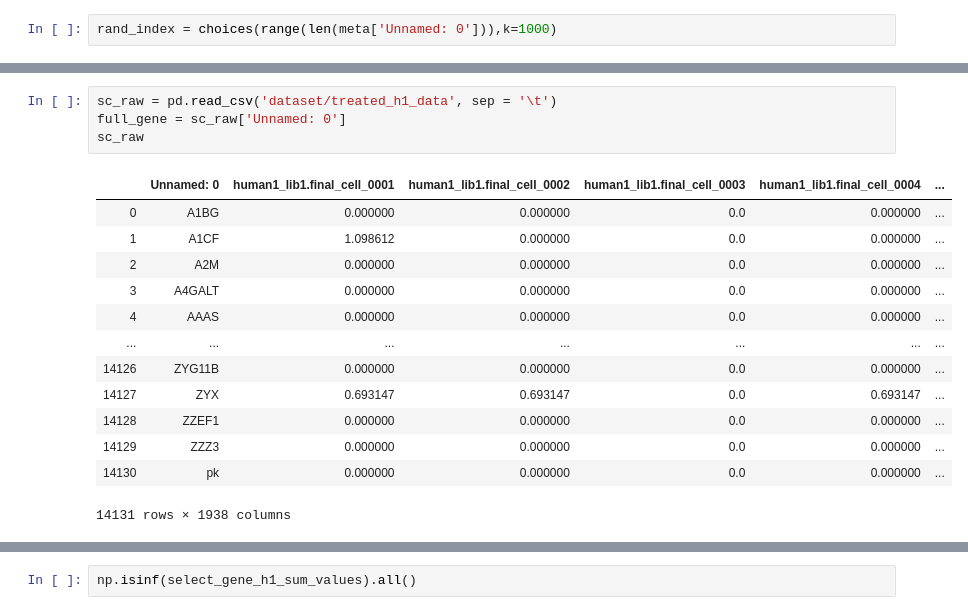
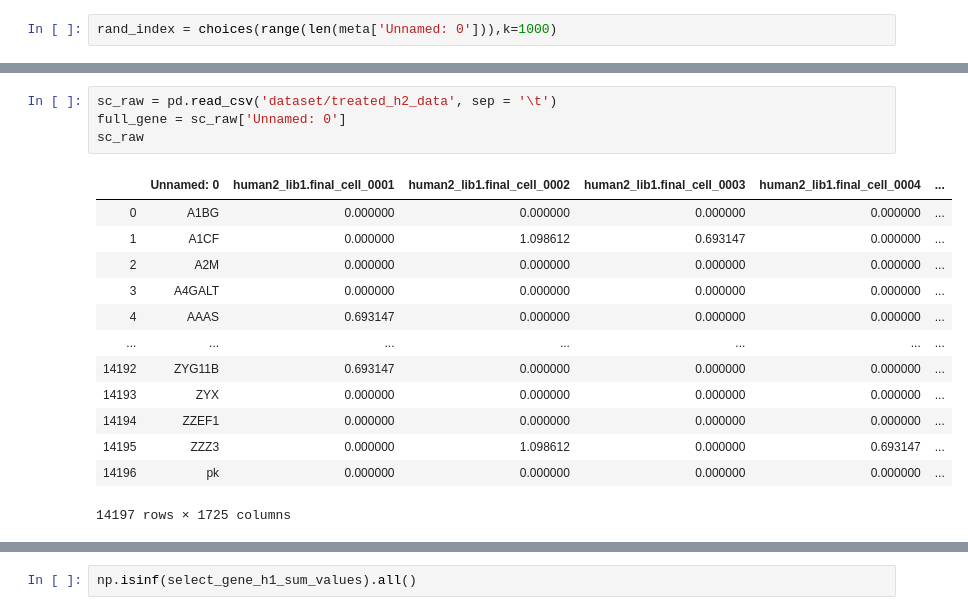
Before and after one commit to rseraphin/Deconvolution_Internship, a Jupyter notebook: nnls_testing.ipynb, the cells around one changed output, grey strips where cells are left out. Drawn from its saved outputs; the diff is of its cells as text.

```diff
--- a/nnls_testing.ipynb
+++ b/nnls_testing.ipynb
@@ -331,20 +450,20 @@ rand_cells = meta.iloc[rand_index,0]
 # %%
-sc_raw = pd.read_csv('dataset/treated_h1_data', sep = '\t')
+sc_raw = pd.read_csv('dataset/treated_h2_data', sep = '\t')
 full_gene = sc_raw['Unnamed: 0']
 sc_raw
 # %% [output]
-|  | Unnamed: 0 | human1_lib1.final_cell_0001 | human1_lib1.final_cell_0002 | human1_lib1.final_cell_0003 | human1_lib1.final_cell_0004 | ... |
-| 0 | A1BG | 0.000000 | 0.000000 | 0.0 | 0.000000 | ... |
-| 1 | A1CF | 1.098612 | 0.000000 | 0.0 | 0.000000 | ... |
-| 2 | A2M | 0.000000 | 0.000000 | 0.0 | 0.000000 | ... |
-| 3 | A4GALT | 0.000000 | 0.000000 | 0.0 | 0.000000 | ... |
-| 4 | AAAS | 0.000000 | 0.000000 | 0.0 | 0.000000 | ... |
+|  | Unnamed: 0 | human2_lib1.final_cell_0001 | human2_lib1.final_cell_0002 | human2_lib1.final_cell_0003 | human2_lib1.final_cell_0004 | ... |
+| 0 | A1BG | 0.000000 | 0.000000 | 0.000000 | 0.000000 | ... |
+| 1 | A1CF | 0.000000 | 1.098612 | 0.693147 | 0.000000 | ... |
+| 2 | A2M | 0.000000 | 0.000000 | 0.000000 | 0.000000 | ... |
+| 3 | A4GALT | 0.000000 | 0.000000 | 0.000000 | 0.000000 | ... |
+| 4 | AAAS | 0.693147 | 0.000000 | 0.000000 | 0.000000 | ... |
 | ... | ... | ... | ... | ... | ... | ... |
-| 14126 | ZYG11B | 0.000000 | 0.000000 | 0.0 | 0.000000 | ... |
-| 14127 | ZYX | 0.693147 | 0.693147 | 0.0 | 0.693147 | ... |
-| 14128 | ZZEF1 | 0.000000 | 0.000000 | 0.0 | 0.000000 | ... |
-| 14129 | ZZZ3 | 0.000000 | 0.000000 | 0.0 | 0.000000 | ... |
-| 14130 | pk | 0.000000 | 0.000000 | 0.0 | 0.000000 | ... |
+| 14192 | ZYG11B | 0.693147 | 0.000000 | 0.000000 | 0.000000 | ... |
+| 14193 | ZYX | 0.000000 | 0.000000 | 0.000000 | 0.000000 | ... |
+| 14194 | ZZEF1 | 0.000000 | 0.000000 | 0.000000 | 0.000000 | ... |
+| 14195 | ZZZ3 | 0.000000 | 1.098612 | 0.000000 | 0.693147 | ... |
+| 14196 | pk | 0.000000 | 0.000000 | 0.000000 | 0.000000 | ... |
-14131 rows × 1938 columns
+14197 rows × 1725 columns
 # %%
 rand_counts = sc_raw.loc[:,rand_cells]
```
Also changed, not shown: parts of 51 cells of this notebook, 2 other files.
